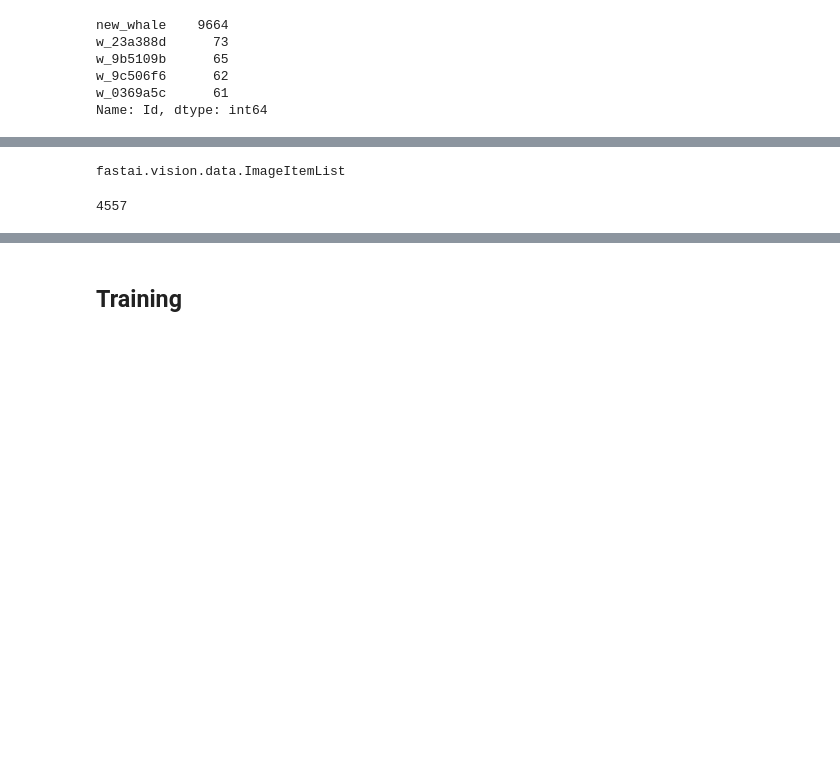
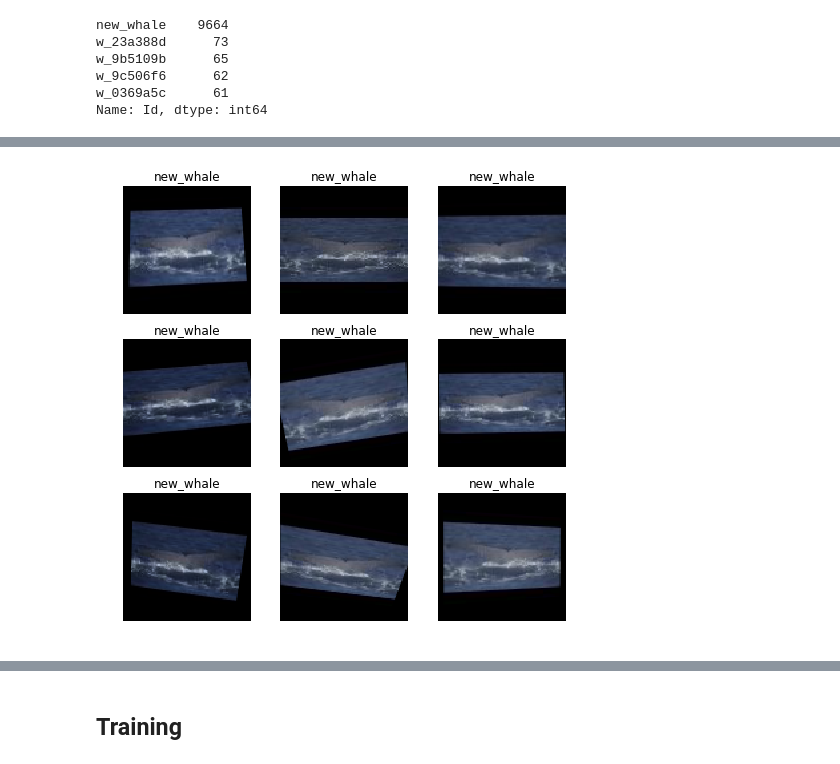
Before and after one commit to jachen36/humpback_kaggle, a Jupyter notebook: first_attempt.ipynb, the cells around one changed output, grey strips where cells are left out. Saved outputs shown, nothing was run; the diff lists cells and outputs as text; code cells hidden in the pictures; blank space fills up the shorter version.

```diff
--- a/first_attempt.ipynb
+++ b/first_attempt.ipynb
@@ -106,4 +141,0 @@ tmp = ImageItemList.from_df(path=data_fp, df=labels, cols='Image')
-# %%
-tmp.split_by_idx
-# %% [output]
-fastai.vision.data.ImageItemList
@@ -120,4 +141,0 @@ data = ImageDataBunch.from_csv(path=data_fp,
-# %%
-len(data.classes)
-# %% [output]
-4557
@@ -124,3 +149,11 @@ len(data.classes)
+# %%
+def _plot(i,j,ax):
+    x,y = data.train_ds[3]
+    x.show(ax,y=y)
+
+plot_multi(_plot, 3, 3, figsize=(8,8))  ## show how the image is being transformed
+# %% [output]
+[figure, added]
 # %%
 data.show_batch(rows=3, figsize=(10,8))
 # %% [output]
```
Also changed, not shown: parts of 27 cells of this notebook.
